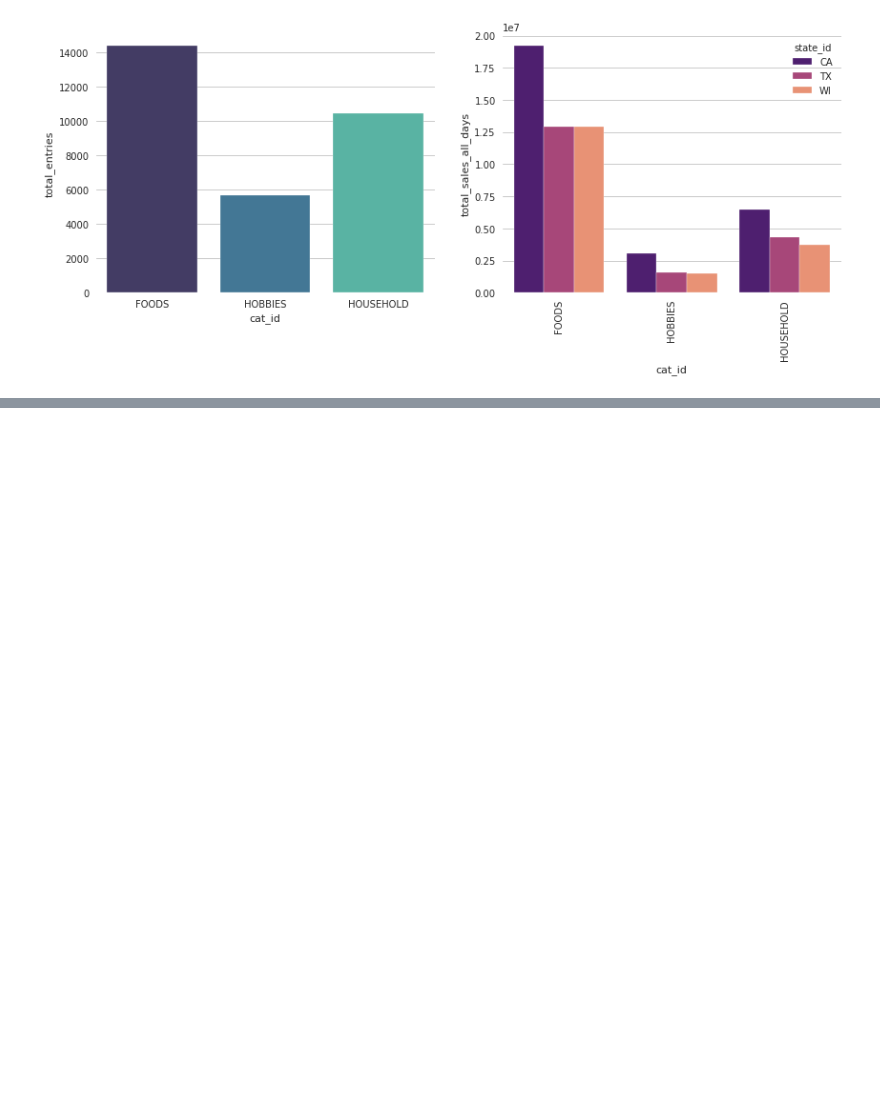
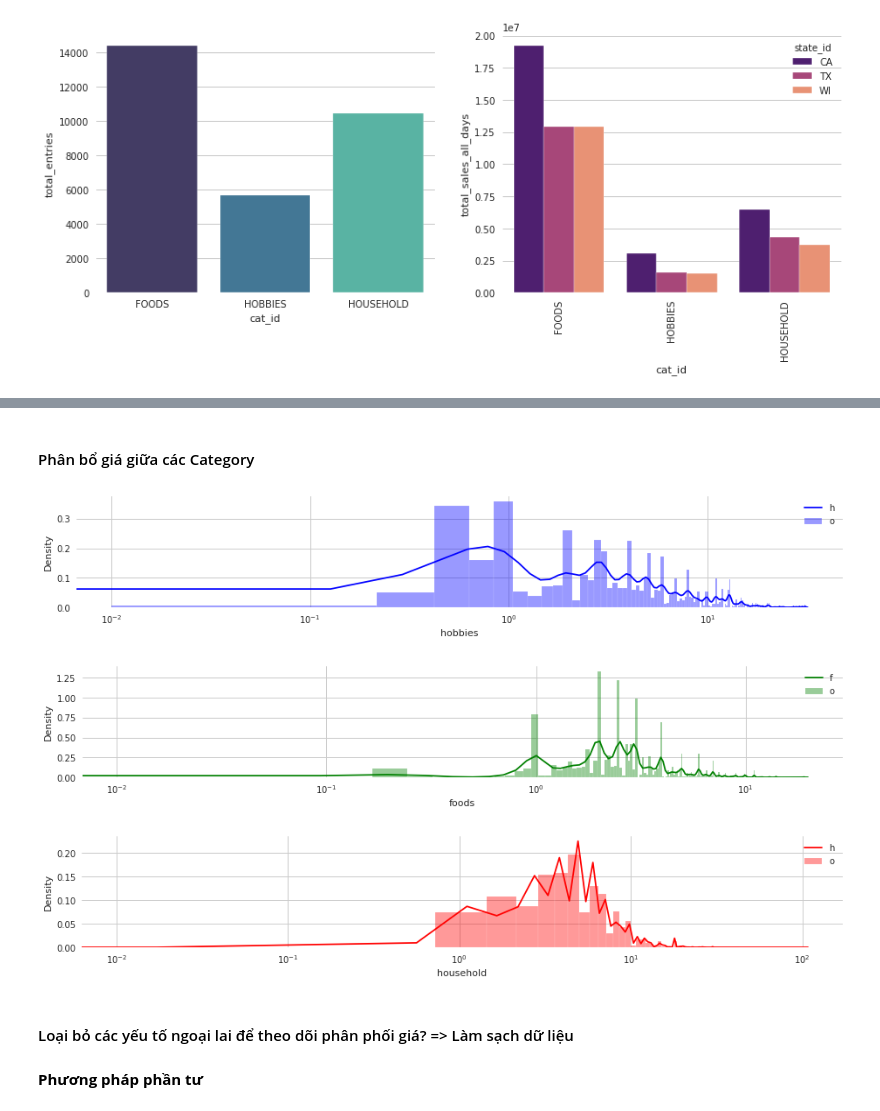
Before and after one commit to ngotancuong/PythonAssignment, a Jupyter notebook: Baitap01.ipynb, the cells around one changed output, grey strips where cells are left out. Saved outputs shown, nothing was run; the diff lists cells and outputs as text; code cells hidden in the pictures; blank space fills up the shorter version.

```diff
--- a/Baitap01.ipynb
+++ b/Baitap01.ipynb
@@ -280,3 +302,10 @@ plt.xticks(rotation=90)
 plt.show()
 # %% [output]
 [figure]
+# %%
+# Đếm doanh thu gom nhóm theo category và state, đưa vào data frame
+df = train_sales_df.groupby(['state_id', 'cat_id'])['id'].count().reset_index(name='num_sales_by_category')
+# Vẽ biểu đồ hình cột
+fig = px.bar(df, x="state_id", y="num_sales_by_category",
+             color="cat_id", title="Distribution of Product_ids Count Across Categories & Each Locale")
+fig.show()
@@ -282,0 +316,3 @@ plt.show()
+# %%
+df = train_sales_df.groupby(['dept_id', 'store_id', 'state_id', 'cat_id'])[train_sales_df.columns[6:]].sum().reset_index()
+df = df.sort_values('total_sales_all_days', ascending=False)
@@ -282,0 +481,43 @@ plt.show()
+# %%
+# making a new column category out of the item_id
+sell_prices_df['category'] = sell_prices_df['item_id'].str.split("_", expand=True)[0]
+# %% [markdown]
+#### Phân bổ giá giữa các Category
+# %%
+# Tắt cảnh báo về tương thích phiên bản FutureWarning: `distplot` is a deprecated function and will be removed in a future version
+import warnings
+warnings.filterwarnings("ignore")
+
+sns.set_style('whitegrid')
+#plt.figure(figsize=(15,5))
+
+def kde_plotting(df, category, bin_size, color, label):
+
+    '''
+    plots the kde density plot of the continuous features of df specified
+
+    inputs: df, category(whether, foods, household or hobbies), bin_size(bin size for histogram)
+            color (color of the plot), label (label to the plot)
+    returns: kde plots with logarithmic scale taken on x_axis
+
+    '''
+    fig, ax1 = plt.subplots(figsize=(13, 2.5) )
+
+    sns.distplot(df[df['category'] == category]['sell_price'],
+               axlabel = label ,bins=bin_size, color = color, ax=ax1)
+
+    fig.tight_layout()
+    ax1.set_xscale('log')
+    plt.legend(label)
+    plt.show()
+
+kde_plotting(sell_prices_df, 'HOBBIES', 150, 'b', 'hobbies')
+kde_plotting(sell_prices_df, 'FOODS', 250, 'g', 'foods')
+kde_plotting(sell_prices_df, 'HOUSEHOLD', 150, 'r', 'household')
+# %% [output]
+[figure, added]
+[figure, added]
+[figure, added]
+# %% [markdown]
+#### Loại bỏ các yếu tố ngoại lai để theo dõi phân phối giá? => Làm sạch dữ liệu
+#### **Phương pháp phần tư**
```
Also changed, not shown: parts of 96 cells of this notebook.
